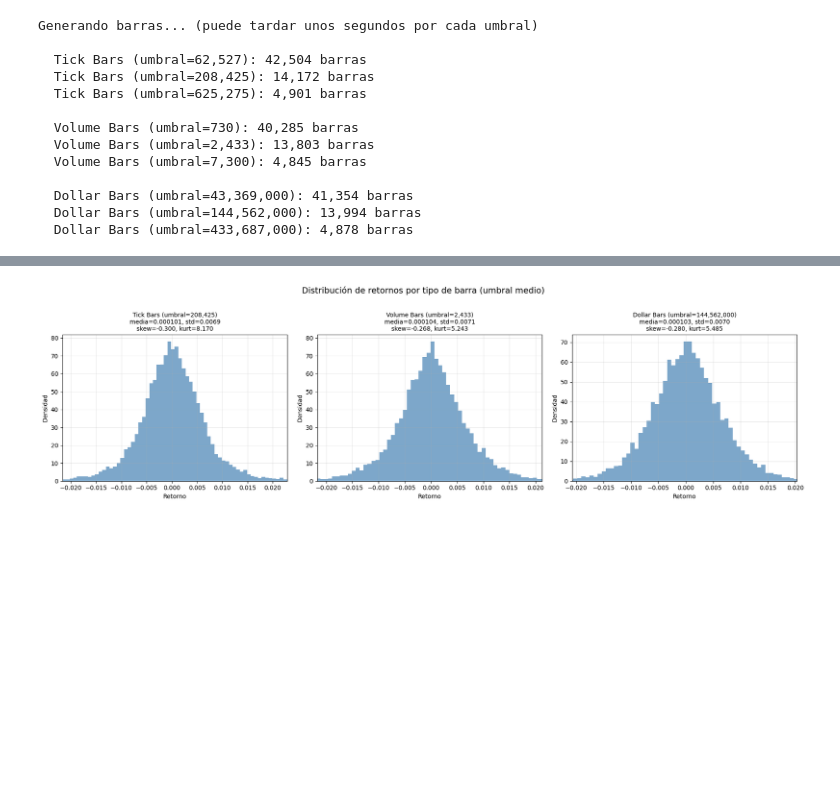
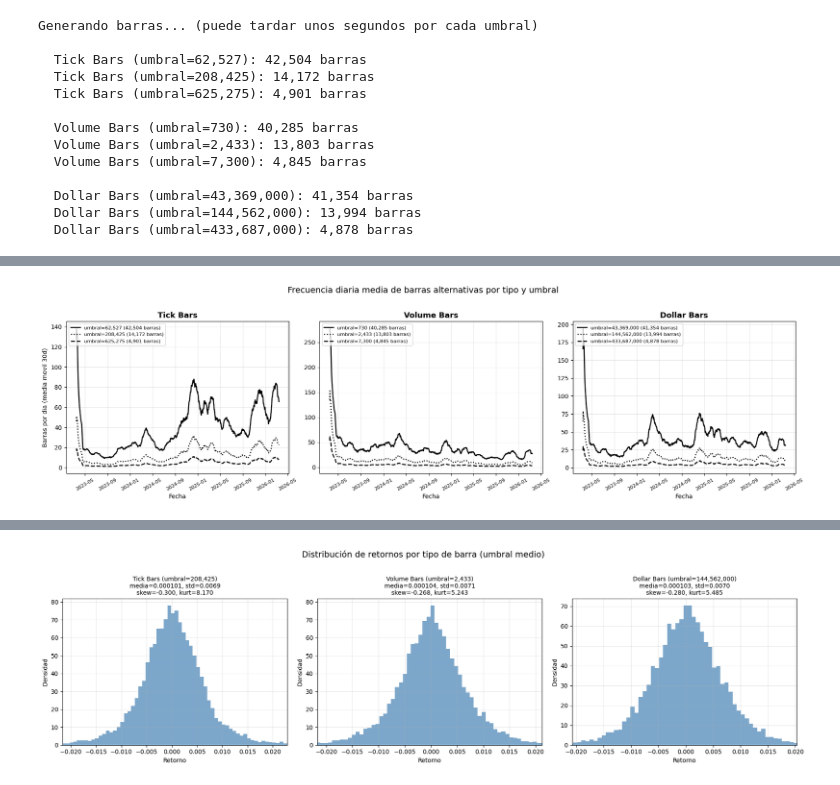
Before and after one commit to joseppsr/Preprocesado_de_datos_financieros_para_ML, a Jupyter notebook: Tarea_preprocesado_datos.ipynb, the cells around one changed output, grey strips where cells are left out. Saved outputs shown, nothing was run; the diff lists cells and outputs as text; code cells hidden in the pictures; blank space fills up the shorter version.

```diff
--- a/Tarea_preprocesado_datos.ipynb
+++ b/Tarea_preprocesado_datos.ipynb
@@ -344,0 +380,35 @@ plt.show()
+# %%
+# --- Frecuencia diaria media de cada tipo de barra (estilo MLdP Fig. 2.4) ---
+fig, axes = plt.subplots(1, 3, figsize=(18, 5), sharey=False)
+
+line_styles = ["-", ":", "--"]
+colors_th = ["#1f77b4", "#ff7f0e", "#2ca02c"]
+
+for col_idx, (bar_type, thresholds_dict) in enumerate(bar_results.items()):
+    ax = axes[col_idx]
+    for i, (th, bars_df) in enumerate(thresholds_dict.items()):
+        bars_tmp = bars_df.copy()
+        bars_tmp["date"] = pd.to_datetime(bars_tmp["open_time"]).dt.date
+        daily_counts = bars_tmp.groupby("date").size()
+        daily_counts.index = pd.to_datetime(daily_counts.index)
+        rolling_freq = daily_counts.rolling(window=30, min_periods=1).mean()
+
+        ax.plot(rolling_freq.index, rolling_freq.values,
+                linestyle=line_styles[i],
+                linewidth=1.8,
+                color="black",
+                label=f"umbral={th:,.0f} ({len(bars_df):,} barras)")
+
+    ax.set_title(bar_type, fontsize=13, fontweight="bold")
+    ax.set_xlabel("Fecha", fontsize=10)
+    if col_idx == 0:
+        ax.set_ylabel("Barras por dia (media movil 30d)", fontsize=10)
+    ax.legend(fontsize=8, loc="upper left")
+    ax.grid(True, alpha=0.3)
+    ax.tick_params(axis="x", rotation=30, labelsize=8)
+
+fig.suptitle("Frecuencia diaria media de barras alternativas por tipo y umbral", fontsize=14, y=1.02)
+plt.tight_layout()
+plt.show()
+# %% [output]
+[figure, added]
```
Also changed, not shown: parts of 26 cells of this notebook.
